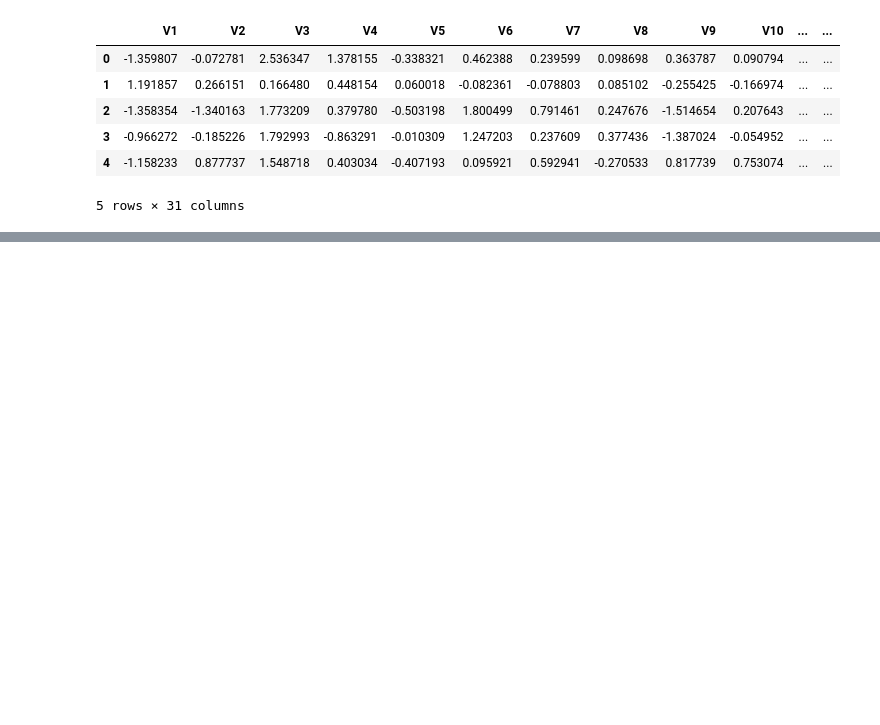
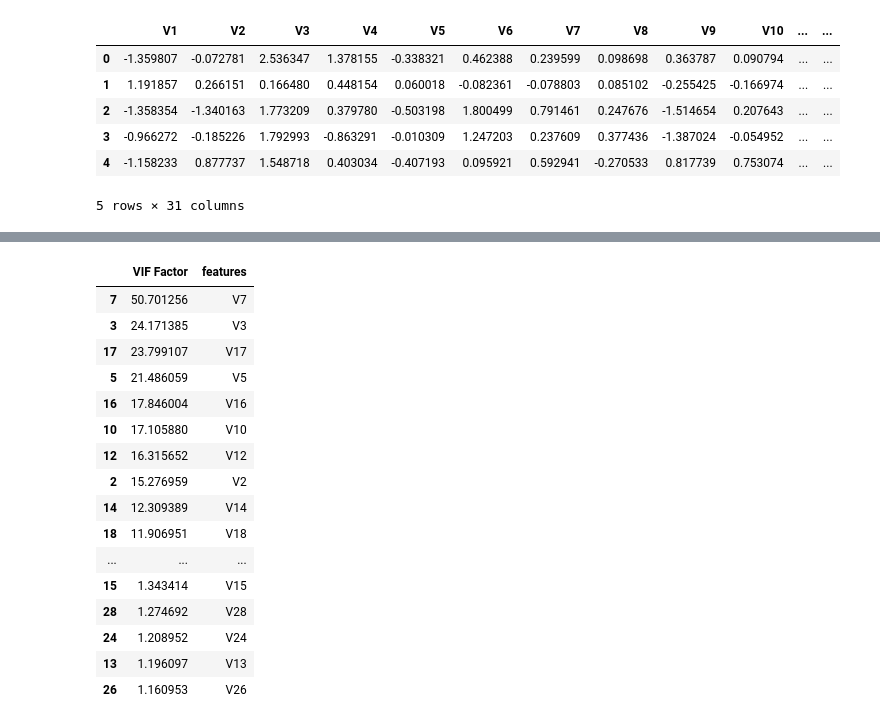
Before and after one commit to ifonseca69/project_2, a Jupyter notebook: Debasis/Debasis_Notebook.ipynb, the cells around one changed output, grey strips where cells are left out. Cells and saved outputs as stored; diff of their text form; code cells hidden in the pictures; blank space fills up the shorter version.

```diff
--- a/Debasis/Debasis_Notebook.ipynb
+++ b/Debasis/Debasis_Notebook.ipynb
@@ -105,0 +231,28 @@ df.head()
+# %%
+X = sm.add_constant(under_sampled_df)
+
+X
+
+vif = pd.DataFrame()
+vif['VIF Factor'] = [variance_inflation_factor(X.values, i) for i in range(X.shape[1])]
+vif['features'] = X.columns
+
+vif.sort_values('VIF Factor', ascending=False)
+# %% [output]
+|  | VIF Factor | features |
+| 7 | 50.701256 | V7 |
+| 3 | 24.171385 | V3 |
+| 17 | 23.799107 | V17 |
+| 5 | 21.486059 | V5 |
+| 16 | 17.846004 | V16 |
+| 10 | 17.105880 | V10 |
+| 12 | 16.315652 | V12 |
+| 2 | 15.276959 | V2 |
+| 14 | 12.309389 | V14 |
+| 18 | 11.906951 | V18 |
+| ... | ... | ... |
+| 15 | 1.343414 | V15 |
+| 28 | 1.274692 | V28 |
+| 24 | 1.208952 | V24 |
+| 13 | 1.196097 | V13 |
+| 26 | 1.160953 | V26 |
```
Also changed, not shown: parts of 12 cells of this notebook.
